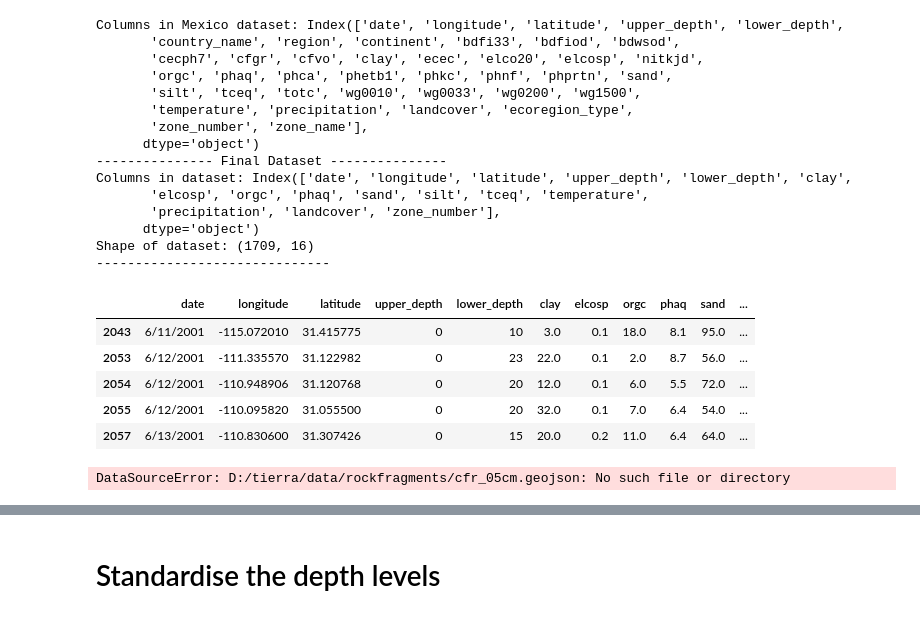
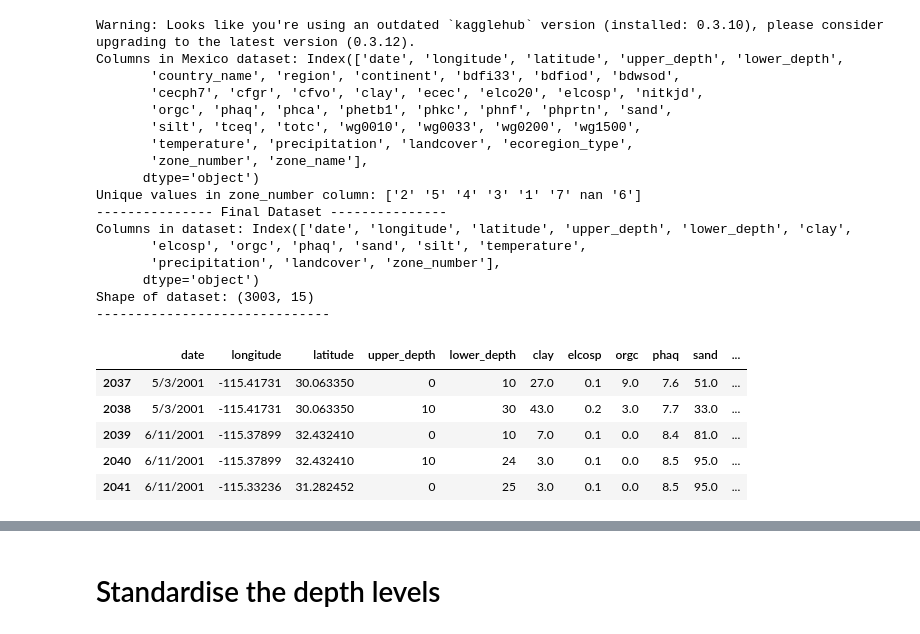
Before and after one commit to tierrafoods-hud/notebooks, a Jupyter notebook: modeling-soil-features.ipynb, the cells around one changed output, grey strips where cells are left out. Drawn from its saved outputs; the diff is of its cells as text; code cells hidden in the pictures.

Commit message:
updating for lucas datasets

```diff
--- a/modeling-soil-features.ipynb
+++ b/modeling-soil-features.ipynb
@@ -2,7 +2,7 @@
 import kagglehub
 import pandas as pd
 
-TARGET = 'tceq'
+TARGET = 'orgc'
 DROP_COLS = ['ecoregion_type', 'zone_name', 'country_name', 'region', 'continent']
 
 # mexico dataset
@@ -19,69 +19,54 @@ mexico = mexico.dropna(subset=[TARGET])
 
 # drop columns with 60% of missing values
 mexico = mexico.dropna(thresh=0.6*len(mexico), axis=1)
+
+# replace values in zone_number column
+mexico['zone_number'] = mexico['zone_number'].replace({'VII': '7', 'VI': '6'})
+
+# check unique values in zone_number column
+print(f"Unique values in zone_number column: {mexico['zone_number'].unique()}")
 
 # drop duplicate rows
 mexico = mexico.drop_duplicates()
 
 # drop other missing values
 mexico = mexico.dropna()
 
 print("-"*15, "Final Dataset", "-"*15)
 print(f"Columns in dataset: {mexico.columns}")
 print(f"Shape of dataset: {mexico.shape}")
 print("-"*30)
 
 # save dataset
 mexico_path = f"D:/tierra/data/mexico_{TARGET}_dataset.csv"
 mexico.to_csv(mexico_path, index=False)
 
 # display dataset
 mexico.head()
 # %% [output]
+Warning: Looks like you're using an outdated `kagglehub` version (installed: 0.3.10), please consider upgrading to the latest version (0.3.12).
 Columns in Mexico dataset: Index(['date', 'longitude', 'latitude', 'upper_depth', 'lower_depth',
        'country_name', 'region', 'continent', 'bdfi33', 'bdfiod', 'bdwsod',
        'cecph7', 'cfgr', 'cfvo', 'clay', 'ecec', 'elco20', 'elcosp', 'nitkjd',
        'orgc', 'phaq', 'phca', 'phetb1', 'phkc', 'phnf', 'phprtn', 'sand',
        'silt', 'tceq', 'totc', 'wg0010', 'wg0033', 'wg0200', 'wg1500',
        'temperature', 'precipitation', 'landcover', 'ecoregion_type',
        'zone_number', 'zone_name'],
       dtype='object')
+Unique values in zone_number column: ['2' '5' '4' '3' '1' '7' nan '6']
 --------------- Final Dataset ---------------
 Columns in dataset: Index(['date', 'longitude', 'latitude', 'upper_depth', 'lower_depth', 'clay',
-       'elcosp', 'orgc', 'phaq', 'sand', 'silt', 'tceq', 'temperature',
+       'elcosp', 'orgc', 'phaq', 'sand', 'silt', 'temperature',
        'precipitation', 'landcover', 'zone_number'],
       dtype='object')
-Shape of dataset: (1709, 16)
+Shape of dataset: (3003, 15)
 ------------------------------
 |  | date | longitude | latitude | upper_depth | lower_depth | clay | elcosp | orgc | phaq | sand | ... |
-| 2043 | 6/11/2001 | -115.072010 | 31.415775 | 0 | 10 | 3.0 | 0.1 | 18.0 | 8.1 | 95.0 | ... |
-| 2053 | 6/12/2001 | -111.335570 | 31.122982 | 0 | 23 | 22.0 | 0.1 | 2.0 | 8.7 | 56.0 | ... |
-| 2054 | 6/12/2001 | -110.948906 | 31.120768 | 0 | 20 | 12.0 | 0.1 | 6.0 | 5.5 | 72.0 | ... |
-| 2055 | 6/12/2001 | -110.095820 | 31.055500 | 0 | 20 | 32.0 | 0.1 | 7.0 | 6.4 | 54.0 | ... |
-| 2057 | 6/13/2001 | -110.830600 | 31.307426 | 0 | 15 | 20.0 | 0.2 | 11.0 | 6.4 | 64.0 | ... |
+| 2037 | 5/3/2001 | -115.41731 | 30.063350 | 0 | 10 | 27.0 | 0.1 | 9.0 | 7.6 | 51.0 | ... |
+| 2038 | 5/3/2001 | -115.41731 | 30.063350 | 10 | 30 | 43.0 | 0.2 | 3.0 | 7.7 | 33.0 | ... |
+| 2039 | 6/11/2001 | -115.37899 | 32.432410 | 0 | 10 | 7.0 | 0.1 | 0.0 | 8.4 | 81.0 | ... |
+| 2040 | 6/11/2001 | -115.37899 | 32.432410 | 10 | 24 | 3.0 | 0.1 | 0.0 | 8.5 | 95.0 | ... |
+| 2041 | 6/11/2001 | -115.33236 | 31.282452 | 0 | 25 | 3.0 | 0.1 | 0.0 | 8.5 | 95.0 | ... |
-# %%
-import geopandas as gpd
-import pandas as pd
-
-# import rock fragments
-rock_fragments_0_5 = gpd.read_file("D:/tierra/data/rockfragments/cfr_05cm.geojson")
-rock_fragments_5_15 = gpd.read_file("D:/tierra/data/rockfragments/cfr_15cm.geojson")
-rock_fragments_15_30 = gpd.read_file("D:/tierra/data/rockfragments/cfr_15cm.geojson")
-
-# create a new geo-dataframe with columns as geometry and cfr
-rock_fragments = pd.concat([rock_fragments_0_5[['geometry', '_mean']],
-                            rock_fragments_5_15[['geometry', '_mean']],
-                            rock_fragments_15_30[['geometry', '_mean']]], ignore_index=True)
-
-rock_fragments = gpd.GeoDataFrame(rock_fragments, geometry='geometry')
-
-# save rock fragments
-rock_fragments_path = f"D:/tierra/data/rock_{TARGET}_fragments.csv"
-rock_fragments.to_csv(rock_fragments_path, index=False)
-
-rock_fragments.head()
-# %% [output]
-DataSourceError: D:/tierra/data/rockfragments/cfr_05cm.geojson: No such file or directory
 # %%
 import geopandas as gpd
 import pandas as pd
```
Also changed, not shown: parts of 15 cells of this notebook, 19 other files.
